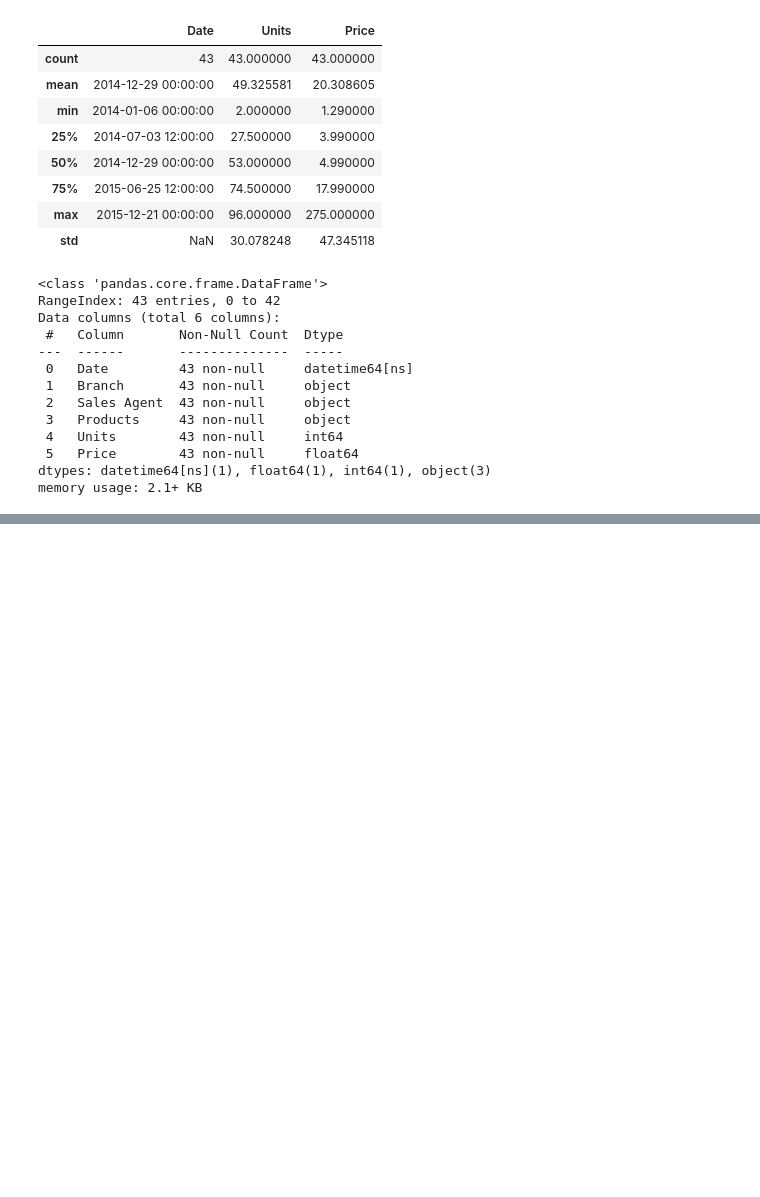
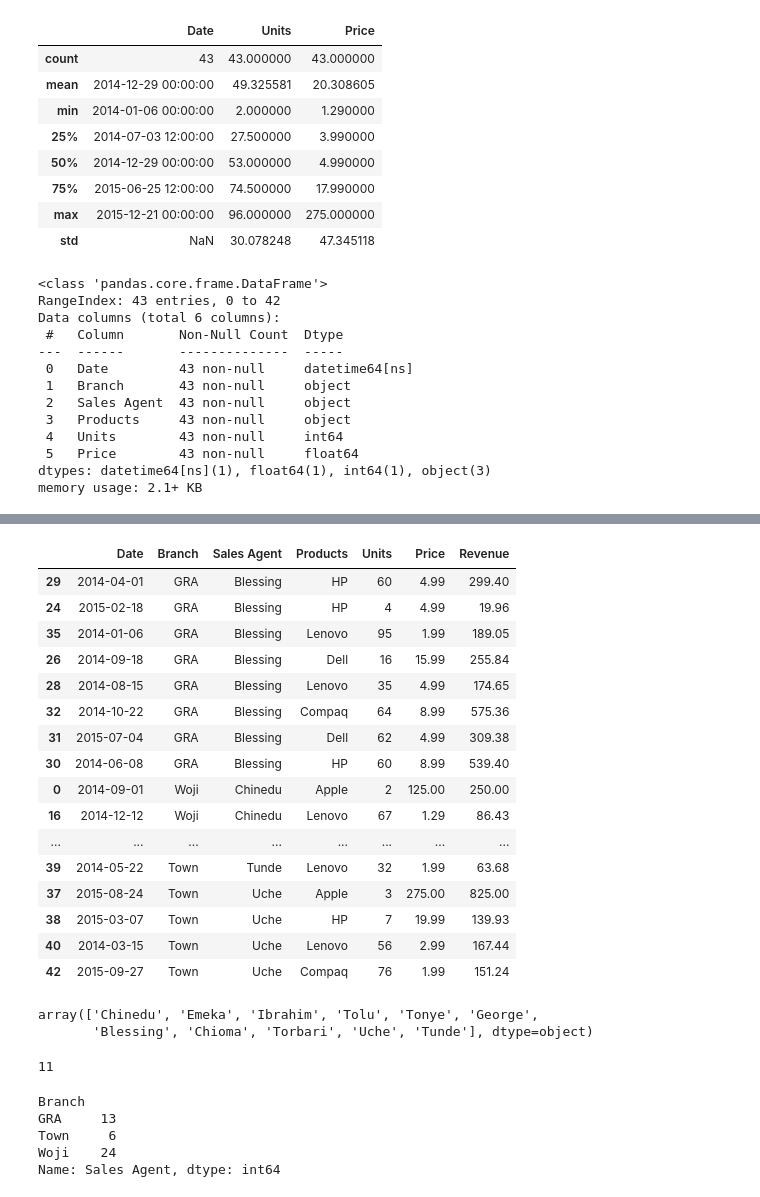
Before and after one commit to bissakaAI/DataAndData_analysis, a Jupyter notebook: Task_folder/pandas/Electronics_sales.ipynb, the cells around one changed output, grey strips where cells are left out. Cells and saved outputs as stored; diff of their text form; code cells hidden in the pictures; blank space fills up the shorter version.

```diff
--- a/Task_folder/pandas/Electronics_sales.ipynb
+++ b/Task_folder/pandas/Electronics_sales.ipynb
@@ -38,0 +46,37 @@ Index(['Date', 'Branch', 'Sales Agent', 'Products', 'Units', 'Price'], dtype='ob
+# %%
+sales.sort_values(by="Sales Agent")
+# %% [output]
+|  | Date | Branch | Sales Agent | Products | Units | Price | Revenue |
+| 29 | 2014-04-01 | GRA | Blessing | HP | 60 | 4.99 | 299.40 |
+| 24 | 2015-02-18 | GRA | Blessing | HP | 4 | 4.99 | 19.96 |
+| 35 | 2014-01-06 | GRA | Blessing | Lenovo | 95 | 1.99 | 189.05 |
+| 26 | 2014-09-18 | GRA | Blessing | Dell | 16 | 15.99 | 255.84 |
+| 28 | 2014-08-15 | GRA | Blessing | Lenovo | 35 | 4.99 | 174.65 |
+| 32 | 2014-10-22 | GRA | Blessing | Compaq | 64 | 8.99 | 575.36 |
+| 31 | 2015-07-04 | GRA | Blessing | Dell | 62 | 4.99 | 309.38 |
+| 30 | 2014-06-08 | GRA | Blessing | HP | 60 | 8.99 | 539.40 |
+| 0 | 2014-09-01 | Woji | Chinedu | Apple | 2 | 125.00 | 250.00 |
+| 16 | 2014-12-12 | Woji | Chinedu | Lenovo | 67 | 1.29 | 86.43 |
+| ... | ... | ... | ... | ... | ... | ... | ... |
+| 39 | 2014-05-22 | Town | Tunde | Lenovo | 32 | 1.99 | 63.68 |
+| 37 | 2015-08-24 | Town | Uche | Apple | 3 | 275.00 | 825.00 |
+| 38 | 2015-03-07 | Town | Uche | HP | 7 | 19.99 | 139.93 |
+| 40 | 2014-03-15 | Town | Uche | Lenovo | 56 | 2.99 | 167.44 |
+| 42 | 2015-09-27 | Town | Uche | Compaq | 76 | 1.99 | 151.24 |
+# %%
+sales["Sales Agent"].unique()
+# %% [output]
+array(['Chinedu', 'Emeka', 'Ibrahim', 'Tolu', 'Tonye', 'George',
+       'Blessing', 'Chioma', 'Torbari', 'Uche', 'Tunde'], dtype=object)
+# %%
+sales["Sales Agent"].nunique()
+# %% [output]
+11
+# %%
+sales.groupby("Branch")["Sales Agent"].count()
+# %% [output]
+Branch
+GRA     13
+Town     6
+Woji    24
+Name: Sales Agent, dtype: int64
```
Also changed, not shown: parts of 29 cells of this notebook, 1 other file.
